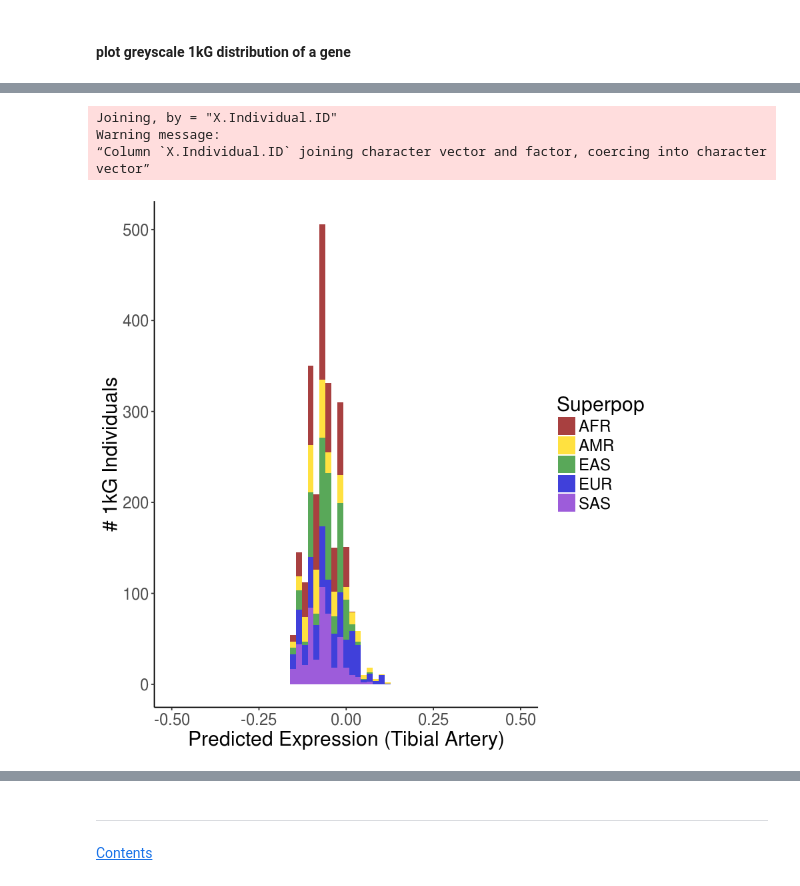
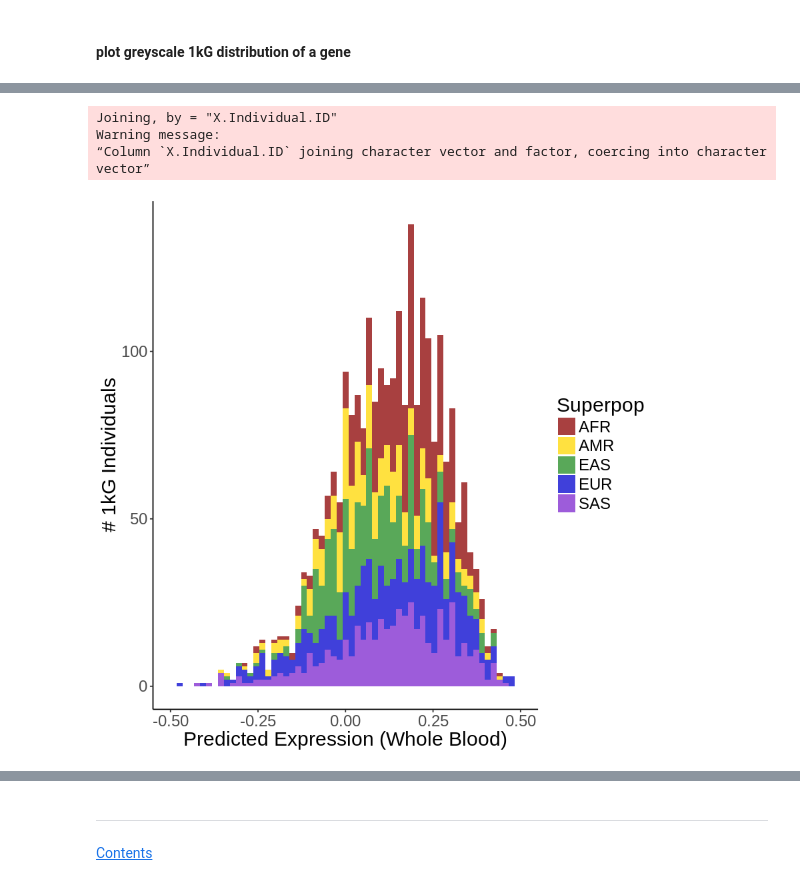
Before and after one commit to colbrall/neanderthal_predixcan_manuscript, a Jupyter notebook: scripts/neanderthal_predixcan_plots.ipynb, the cells around one changed output, grey strips where cells are left out. Drawn from its saved outputs; the diff is of its cells as text; code cells hidden in the pictures.

```diff
--- a/scripts/neanderthal_predixcan_plots.ipynb
+++ b/scripts/neanderthal_predixcan_plots.ipynb
@@ -710,29 +799,29 @@ ggsave("dist_tibArt.pdf",width=5, height=4)
 # %%
-dist_path <- "~/Dropbox (VU Basic Sciences)/predixcan/results/exp_dist_1kG/zdbf2_tibArt.txt"
+dist_path <- "~/Dropbox (VU Basic Sciences)/predixcan/results/exp_dist_1kG/vdr_wholeblood.txt"
 id_path <- "~/Dropbox (VU Basic Sciences)/predixcan/data/1kG_SuperPop_IDs.txt"
 
 dist <- read.delim(dist_path,header =T)
-dist$X.gene<- NULL
+dist$gene<- NULL
 dist <- tibble::rownames_to_column(as.data.frame(t(dist)), "X.Individual.ID")
 
 pop_ids <- read.delim(id_path,header =T)
 dist <- inner_join(dist,pop_ids)
 
-ggplot(dist,aes(V1)) + geom_histogram(bins = 60,aes(fill=Superpop),alpha=0.75) + xlab("Predicted Expression (Tibial Artery)") + ylab("# 1kG Individuals") +
+ggplot(dist,aes(V1)) + geom_histogram(bins = 60,aes(fill=Superpop),alpha=0.75) + xlab("Predicted Expression (Whole Blood)") + ylab("# 1kG Individuals") +
   theme_classic() + scale_fill_manual(values=c("darkred","gold","forestgreen","mediumblue","purple3")) +
   theme(text = element_text(size=18),axis.title.x= element_text(size = 18),axis.title.y=element_text(size = 18)) +xlim(-0.5,0.5)
-ggsave("dist_tibArt_pops_stacked.pdf",width=5, height=4)
-ggplot(dist,aes(V1)) + geom_histogram(bins = 60,aes(fill=Superpop),alpha=0.5,position = 'identity') + xlab("Predicted Expression (Tibial Artery)") + ylab("# 1kG Individuals") +
-  theme_classic() + scale_fill_manual(values=c("darkred","gold","forestgreen","mediumblue","purple3")) +
-  theme(text = element_text(size=18),axis.title.x= element_text(size = 18),axis.title.y=element_text(size = 18)) +xlim(-0.5,0.5)
-ggsave("dist_tibArt_pops_overlap.pdf",width=5, height=4)
+ggsave("../vdr_wb_pops_stacked.pdf",width=5, height=4)
+#ggplot(dist,aes(V1)) + geom_histogram(bins = 60,aes(fill=Superpop),alpha=0.5,position = 'identity') + xlab("Predicted Expression (Tibial Artery)") + ylab("# 1kG Individuals") +
+#  theme_classic() + scale_fill_manual(values=c("darkred","gold","forestgreen","mediumblue","purple3")) +
+#  theme(text = element_text(size=18),axis.title.x= element_text(size = 18),axis.title.y=element_text(size = 18)) +xlim(-0.5,0.5)
+#ggsave("dist_wholeblood_pops_overlap.pdf",width=5, height=4)
 ggplot(dist) +
-  geom_density(aes(x=V1,colour=Superpop)) + xlab("Predicted Expression (Tibial Artery)") + ylab("1kG Density") +
+  geom_density(aes(x=V1,colour=Superpop)) + xlab("Predicted Expression (Whole Blood)") + ylab("1kG Density") +
   theme_classic() + scale_colour_manual(values=c("darkred","gold","forestgreen","mediumblue","purple3")) +
   theme(text = element_text(size=18),axis.title.x= element_text(size = 18),axis.title.y=element_text(size = 18)) +xlim(-0.5,0.5)
-ggsave("dist_tibArt_pops_density.pdf",width=5, height=4)
+ggsave("../vdr_wb_pops_density.pdf",width=5, height=4)
 # %% [output]
 Joining, by = "X.Individual.ID"
 Warning message:
 “Column `X.Individual.ID` joining character vector and factor, coercing into character vector”
-[figure, old version]
+[figure, new version]
```
Also changed, not shown: parts of 12 cells of this notebook, 2 other files.
